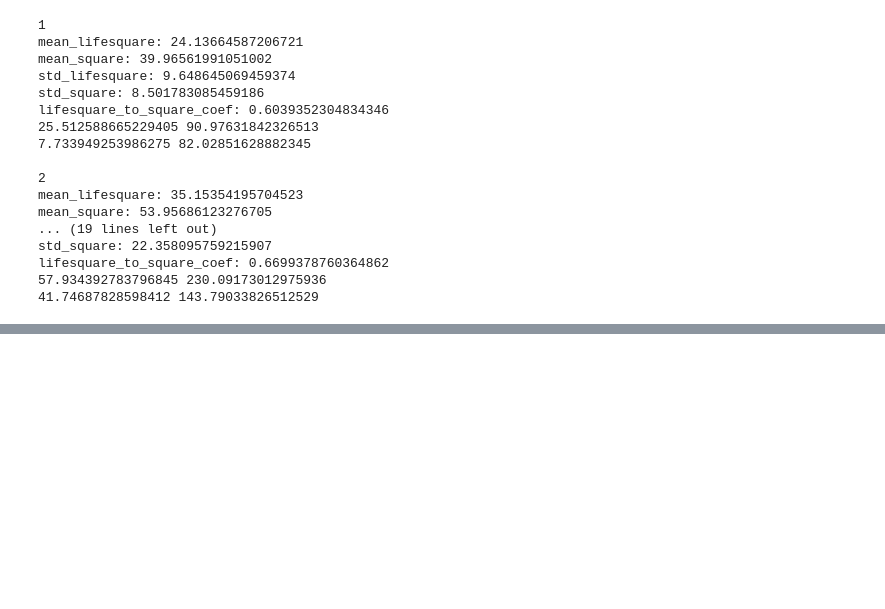
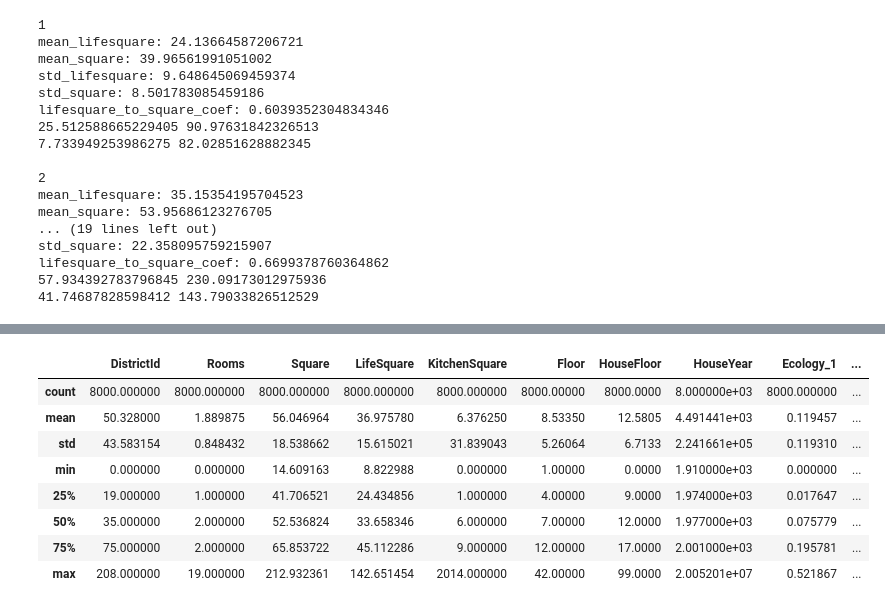
Before and after one commit to Bocharick/GeekBrains_AI_Python_for_data_science, a Jupyter notebook: CourseProject/cleanovik.ipynb, the cells around one changed output, grey strips where cells are left out. Cells and saved outputs as stored; diff of their text form; code cells hidden in the pictures; blank space fills up the shorter version.

```diff
--- a/CourseProject/cleanovik.ipynb
+++ b/CourseProject/cleanovik.ipynb
@@ -451,0 +506,5 @@ lifesquare_to_square_coef: 0.6699378760364862
+# %%
+X_ = train_raw.drop(columns=['Price', 'Id'])
+y_ = train_raw.Price
+# %%
+X_train, X_valid, y_train, y_valid = train_test_split(X_, y_, test_size=0.2, random_state=158)
@@ -451,0 +547,4 @@ lifesquare_to_square_coef: 0.6699378760364862
+# %%
+lr_ = LinearRegression()
+# %%
+lr_.fit(X_train, y_train)
@@ -451,0 +619,12 @@ lifesquare_to_square_coef: 0.6699378760364862
+# %%
+X_train.describe()
+# %% [output]
+|  | DistrictId | Rooms | Square | LifeSquare | KitchenSquare | Floor | HouseFloor | HouseYear | Ecology_1 | ... |
+| count | 8000.000000 | 8000.000000 | 8000.000000 | 8000.000000 | 8000.000000 | 8000.00000 | 8000.0000 | 8.000000e+03 | 8000.000000 | ... |
+| mean | 50.328000 | 1.889875 | 56.046964 | 36.975780 | 6.376250 | 8.53350 | 12.5805 | 4.491441e+03 | 0.119457 | ... |
+| std | 43.583154 | 0.848432 | 18.538662 | 15.615021 | 31.839043 | 5.26064 | 6.7133 | 2.241661e+05 | 0.119310 | ... |
+| min | 0.000000 | 0.000000 | 14.609163 | 8.822988 | 0.000000 | 1.00000 | 0.0000 | 1.910000e+03 | 0.000000 | ... |
+| 25% | 19.000000 | 1.000000 | 41.706521 | 24.434856 | 1.000000 | 4.00000 | 9.0000 | 1.974000e+03 | 0.017647 | ... |
+| 50% | 35.000000 | 2.000000 | 52.536824 | 33.658346 | 6.000000 | 7.00000 | 12.0000 | 1.977000e+03 | 0.075779 | ... |
+| 75% | 75.000000 | 2.000000 | 65.853722 | 45.112286 | 9.000000 | 12.00000 | 17.0000 | 2.001000e+03 | 0.195781 | ... |
+| max | 208.000000 | 19.000000 | 212.932361 | 142.651454 | 2014.000000 | 42.00000 | 99.0000 | 2.005201e+07 | 0.521867 | ... |
```
Also changed, not shown: parts of 34 cells of this notebook.
